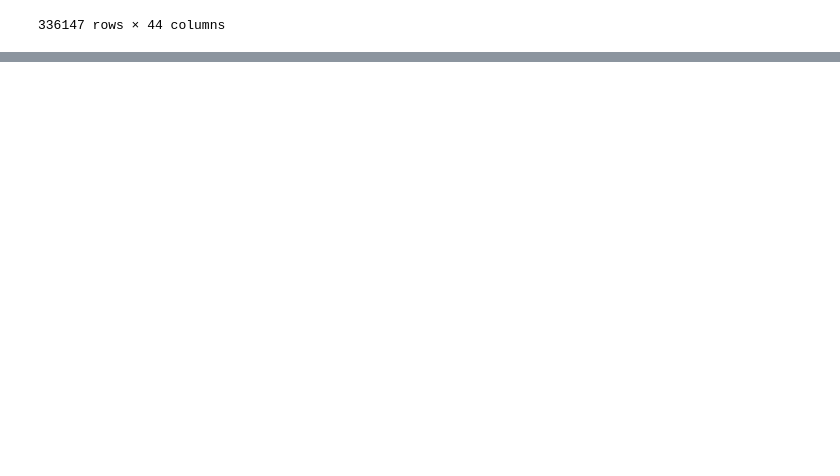
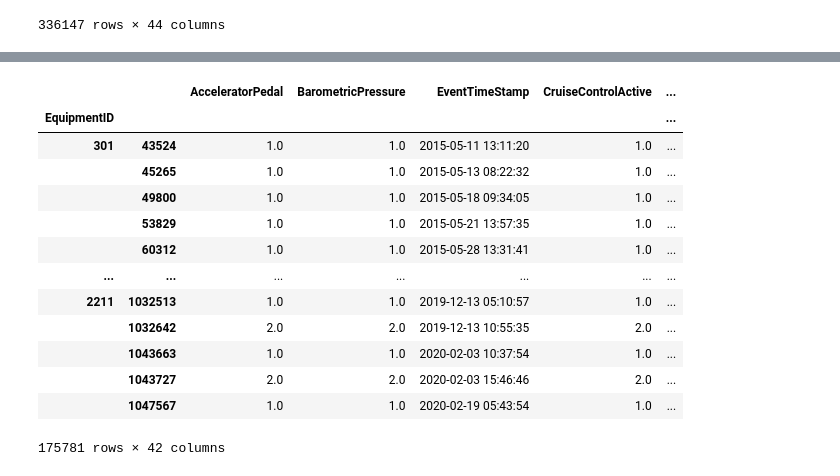
Before and after one commit to ashamaheshwari/big_g_express-predicting-derates, a Jupyter notebook: notebooks/Asha_Maheshwari_Big_G_Express.ipynb, the cells around one changed output, grey strips where cells are left out. Saved outputs shown, nothing was run; the diff lists cells and outputs as text; code cells hidden in the pictures; blank space fills up the shorter version.

```diff
--- a/notebooks/Asha_Maheshwari_Big_G_Express.ipynb
+++ b/notebooks/Asha_Maheshwari_Big_G_Express.ipynb
@@ -393,3 +516,20 @@ fault_diag_filtered
+# %%
+fault_diag_filtered.sort_values('EventTimeStamp').groupby(['EquipmentID']).rolling('24H', on = 'EventTimeStamp').count()
+# %% [output]
+|  |  | AcceleratorPedal | BarometricPressure | EventTimeStamp | CruiseControlActive | ... |
+| EquipmentID |  |  |  |  |  | ... |
+| 301 | 43524 | 1.0 | 1.0 | 2015-05-11 13:11:20 | 1.0 | ... |
+|  | 45265 | 1.0 | 1.0 | 2015-05-13 08:22:32 | 1.0 | ... |
+|  | 49800 | 1.0 | 1.0 | 2015-05-18 09:34:05 | 1.0 | ... |
+|  | 53829 | 1.0 | 1.0 | 2015-05-21 13:57:35 | 1.0 | ... |
+|  | 60312 | 1.0 | 1.0 | 2015-05-28 13:31:41 | 1.0 | ... |
+| ... | ... | ... | ... | ... | ... | ... |
+| 2211 | 1032513 | 1.0 | 1.0 | 2019-12-13 05:10:57 | 1.0 | ... |
+|  | 1032642 | 2.0 | 2.0 | 2019-12-13 10:55:35 | 2.0 | ... |
+|  | 1043663 | 1.0 | 1.0 | 2020-02-03 10:37:54 | 1.0 | ... |
+|  | 1043727 | 2.0 | 2.0 | 2020-02-03 15:46:46 | 2.0 | ... |
+|  | 1047567 | 1.0 | 1.0 | 2020-02-19 05:43:54 | 1.0 | ... |
+175781 rows × 42 columns
 # %%
 fault_diag_filtered[(fault_diag_filtered['EquipmentID'] == '1524') & (fault_diag_filtered['spn'] == 5246)].groupby('date').count()
 # %%
```
Also changed, not shown: parts of 44 cells of this notebook.
